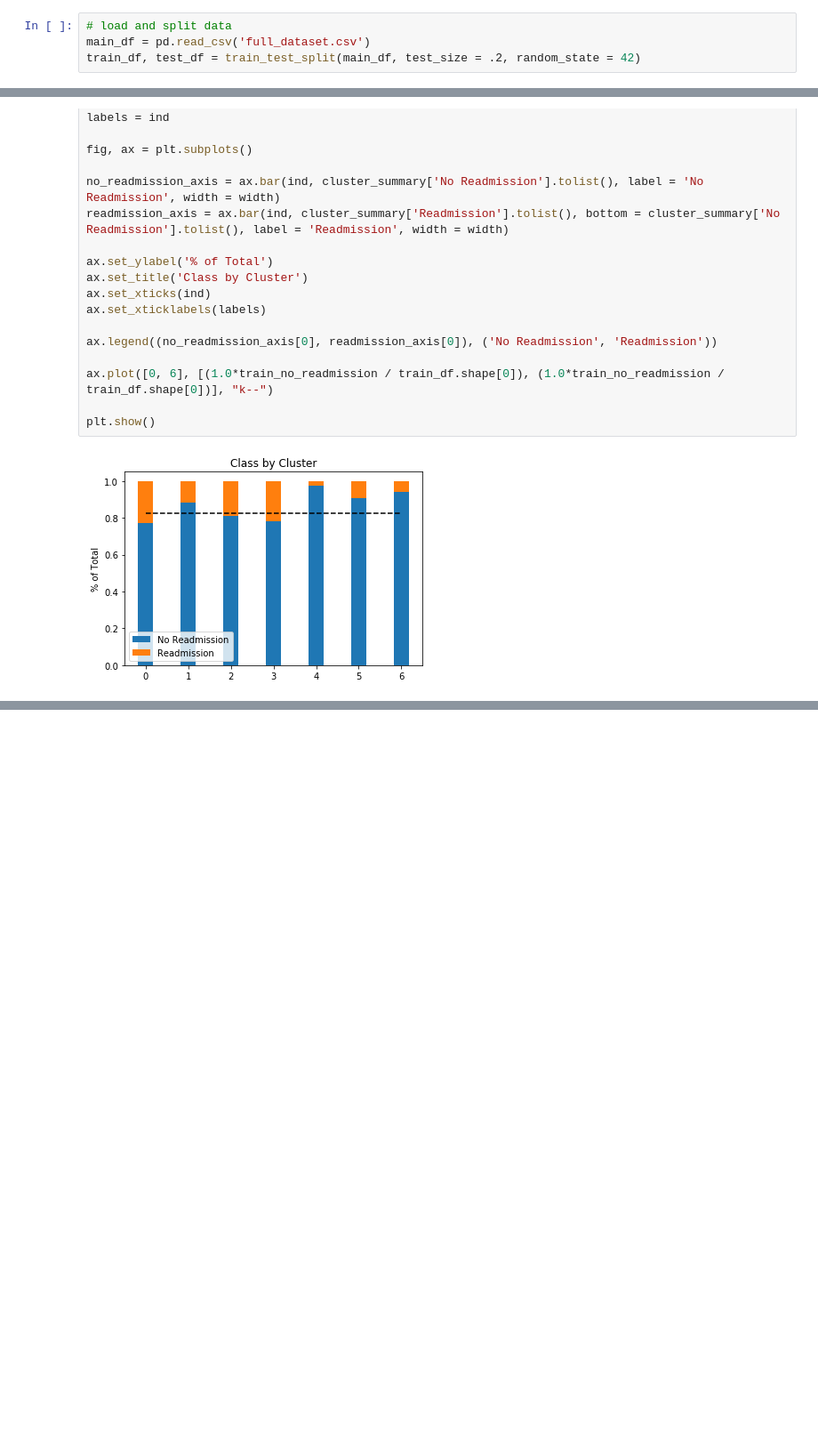
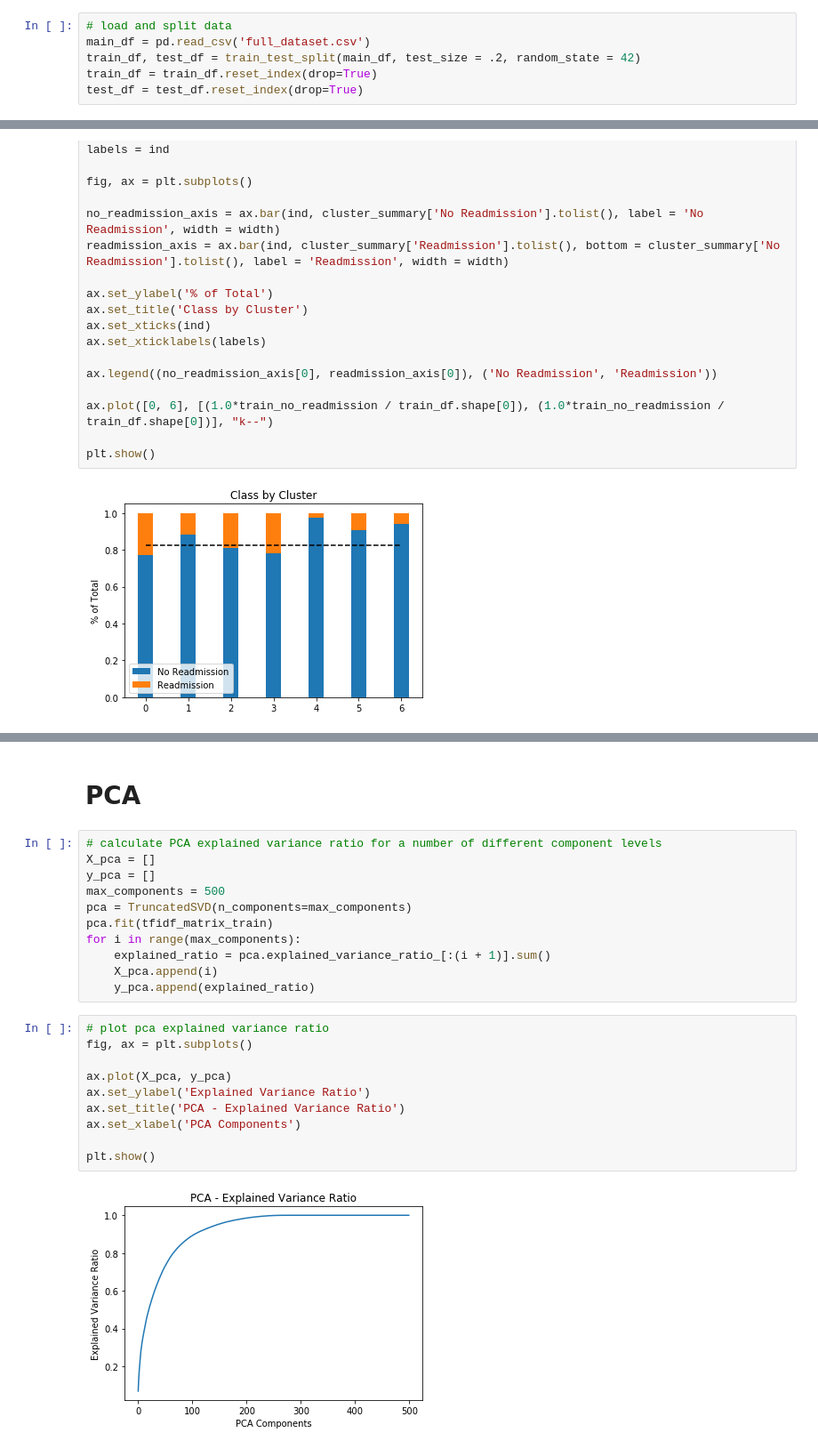
Before and after one commit to pateli18/Machine-Learning-Nanodegree, a Jupyter notebook: capstone_project/Split Dataset and Add Text Features.ipynb, the cells around one changed output, grey strips where cells are left out. Shown at 89% size. Drawn from its saved outputs; the diff is of its cells as text; blank space fills up the shorter version.

```diff
--- a/capstone_project/Split Dataset and Add Text Features.ipynb
+++ b/capstone_project/Split Dataset and Add Text Features.ipynb
@@ -42,6 +25,8 @@ def plot_categorical(df, column_name, width):
 # load and split data
 main_df = pd.read_csv('full_dataset.csv')
 train_df, test_df = train_test_split(main_df, test_size = .2, random_state = 42)
+train_df = train_df.reset_index(drop=True)
+test_df = test_df.reset_index(drop=True)
 # %%
 # print total size
 print("Train Size: {0}".format(train_df.shape))
@@ -244,0 +225,25 @@ plt.show()
+# %% [markdown]
+# PCA
+# %%
+# calculate PCA explained variance ratio for a number of different component levels
+X_pca = []
+y_pca = []
+max_components = 500
+pca = TruncatedSVD(n_components=max_components)
+pca.fit(tfidf_matrix_train)
+for i in range(max_components):
+    explained_ratio = pca.explained_variance_ratio_[:(i + 1)].sum()
+    X_pca.append(i)
+    y_pca.append(explained_ratio)
+# %%
+# plot pca explained variance ratio
+fig, ax = plt.subplots()
+
+ax.plot(X_pca, y_pca)
+ax.set_ylabel('Explained Variance Ratio')
+ax.set_title('PCA - Explained Variance Ratio')
+ax.set_xlabel('PCA Components')
+
+plt.show()
+# %% [output]
+[figure, added]
```
Also changed, not shown: parts of 8 cells of this notebook.
